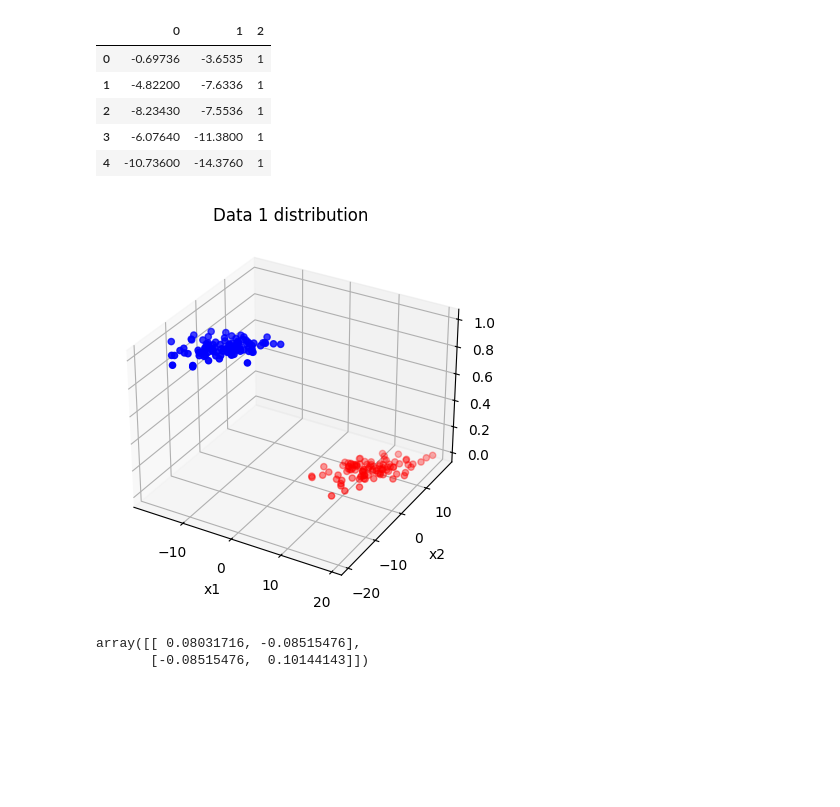
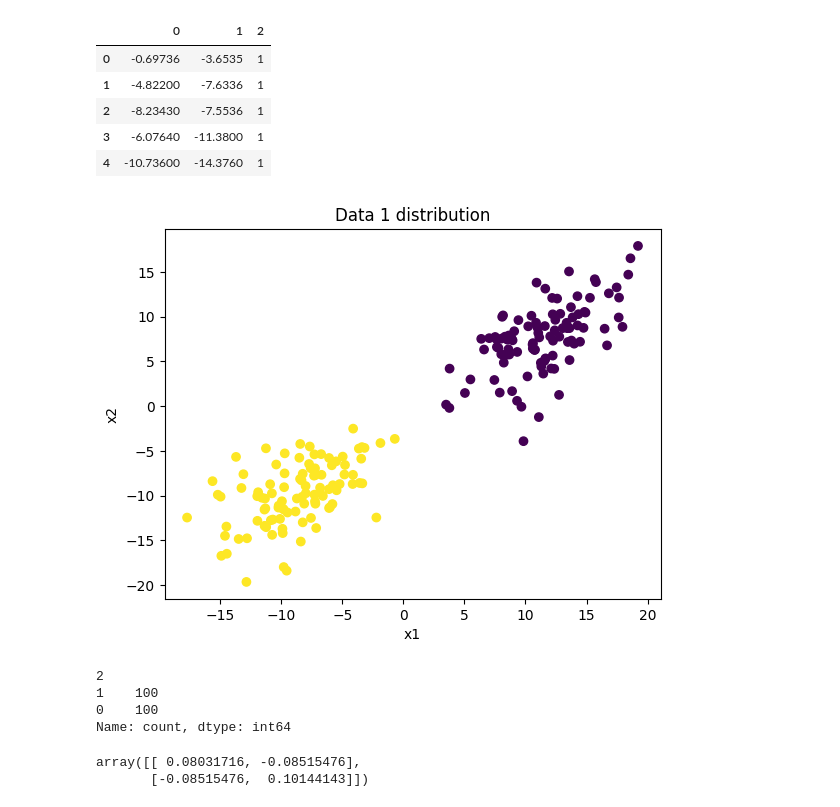
Before and after one commit to AbinashChetia/gda_ac, a Jupyter notebook: example.ipynb, the cells around one changed output. Drawn from its saved outputs; the diff is of its cells as text; code cells hidden in the pictures; blank space fills up the shorter version.

```diff
--- a/example.ipynb
+++ b/example.ipynb
@@ -12,15 +12,22 @@ data1.head()
 | 2 | -8.23430 | -7.5536 | 1 |
 | 3 | -6.07640 | -11.3800 | 1 |
 | 4 | -10.73600 | -14.3760 | 1 |
-# %%
-ax = plt.axes(projection='3d')
-c_1 = ['b' if data1[2][i] else 'r' for i in range(len(data1[2]))]
-ax.scatter3D(data1[0], data1[1], data1[2], c=c_1)
-ax.set_xlabel('x1')
-ax.set_ylabel('x2')
-ax.set_zlabel('y')
-plt.title('Data 1 distribution')
-plt.show()
-# %% [output]
-[figure, removed]
+# %%
+plt.scatter(data1[0], data1[1], c=data1[2])
+plt.xlabel('x1')
+plt.ylabel('x2')
+plt.title('Data 1 distribution')
+plt.show()
+# %% [output]
+[figure, added]
+# %%
+data1_x = data1[[0, 1]]
+data1_y = data1[2]
+
+data1_y.value_counts()
+# %% [output]
+2
+1    100
+0    100
+Name: count, dtype: int64
 # %%
```
Also changed, not shown: parts of 7 cells of this notebook.
